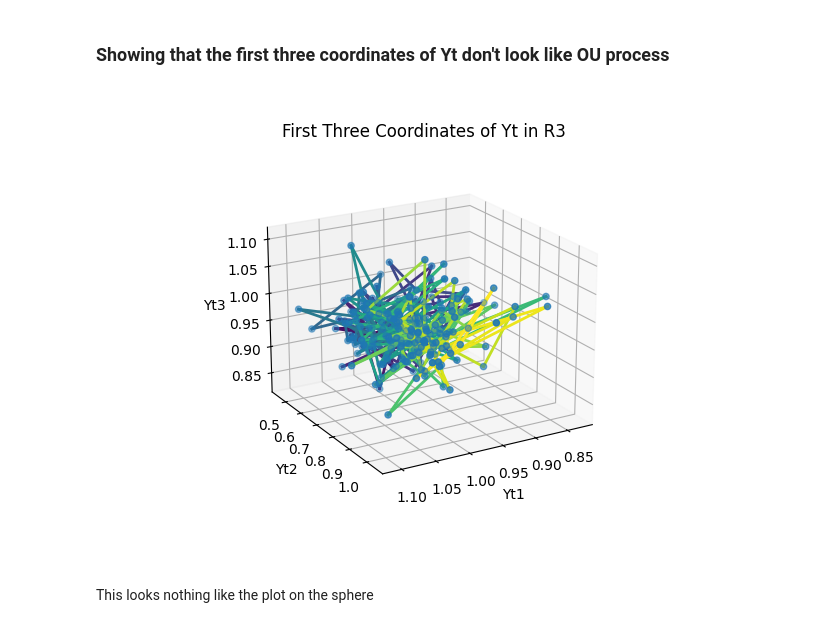
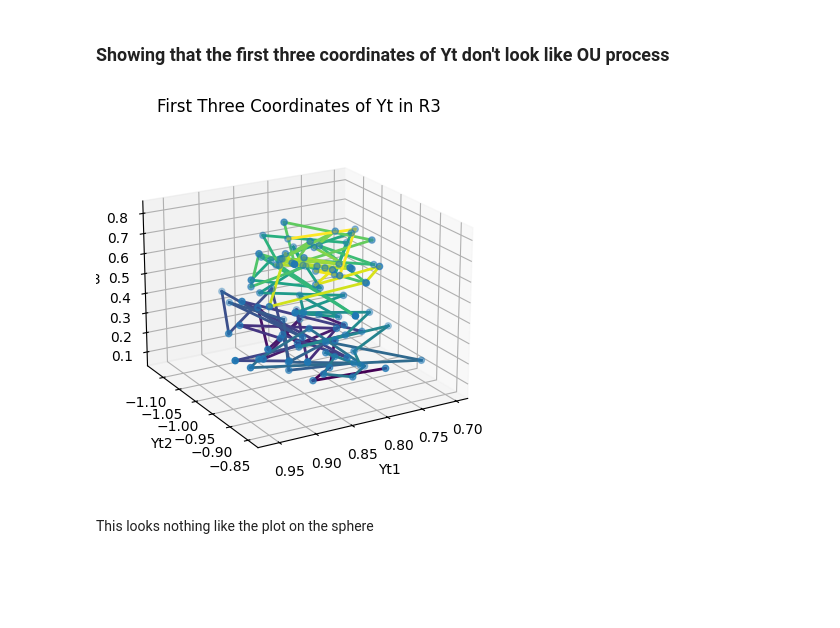
Before and after one commit to adamfowliee/JDKF_Starter, a Jupyter notebook: InitialTasks/LatentEstimation.ipynb, the cells around one changed output. Saved outputs shown, nothing was run; the diff lists cells and outputs as text; code cells hidden in the pictures; blank space fills up the shorter version.

```diff
--- a/InitialTasks/LatentEstimation.ipynb
+++ b/InitialTasks/LatentEstimation.ipynb
@@ -10,4 +9,5 @@ Parameters
 # %%
+# Parameters
 mu    = np.array([0,0,1])
 kappa = 0.5
 sigma = 0.2
@@ -41,5 +41,5 @@ def simulate_ou_on_sphere(mu = np.array([0,0,1]),
 
     return X, Y
 
-X, Y = simulate_ou_on_sphere(T=200, kappa=0.25)
+X, Y = simulate_ou_on_sphere()
 # %%
@@ -95,37 +95,37 @@ def embed_with_noise(X, D=50, sigma_eta=0.1):
 
     return Y
 
-Yt = embed_with_noise(X, D=50, sigma_eta=0.05)
+yt = embed_with_noise(X, D=50, sigma_eta=0.05)
 # %% [markdown]
 ### Showing that the first three coordinates of Yt don't look like OU process
 # %%
 # Getting first three coordinates
-Yt_cropped = Yt[:,:3]
+yt_cropped = yt[:,:3]
 
 
 fig = plt.figure()
 ax = fig.add_subplot(111, projection='3d')
-pts = np.column_stack((Yt_cropped[:, 0], Yt_cropped[:, 2], Yt_cropped[:, 1]))
+pts = np.column_stack((yt_cropped[:, 0], yt_cropped[:, 2], yt_cropped[:, 1]))
 cmap = plt.cm.viridis
 norm = plt.Normalize(0, len(pts) - 2)
 
 for i in range(len(pts) - 1):
     ax.plot(
         pts[i:i+2, 0],
         pts[i:i+2, 1],
         pts[i:i+2, 2],
         color=cmap(norm(i)),
         linewidth=2,
     )
-ax.scatter(Yt_cropped[:, 0], Yt_cropped[:, 2], Yt_cropped[:, 1], s=20)
+ax.scatter(yt_cropped[:, 0], yt_cropped[:, 2], yt_cropped[:, 1], s=20)
 ax.set_xlabel('Yt1')
 ax.set_ylabel('Yt2')
 ax.set_zlabel('Yt3')
 ax.set_title('First Three Coordinates of Yt in R3')
 ax.view_init(elev=20, azim=60)
 plt.show()
 # %% [output]
-[figure, old version]
+[figure, new version]
 # %% [markdown]
 This looks nothing like the plot on the sphere
 # %% [markdown]
```
Also changed, not shown: parts of 32 cells of this notebook, 1 other file.
